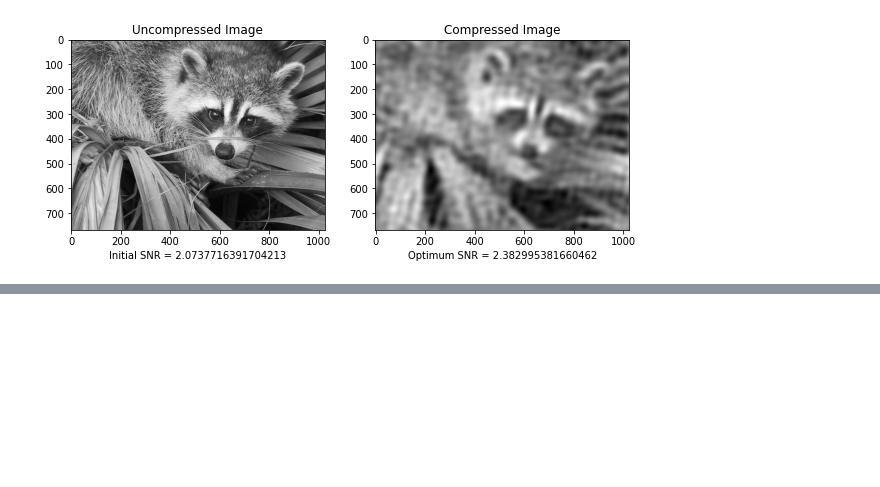
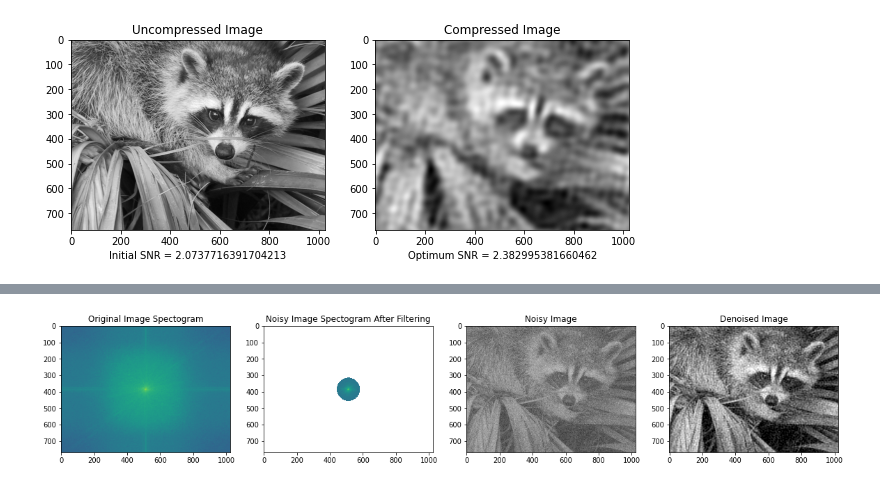
Before and after one commit to fusedbloxxer/signals-processing, a Jupyter notebook: dft-image-processing/main.ipynb, the cells around one changed output, grey strips where cells are left out. Cells and saved outputs as stored; diff of their text form; code cells hidden in the pictures; blank space fills up the shorter version.

```diff
--- a/dft-image-processing/main.ipynb
+++ b/dft-image-processing/main.ipynb
@@ -211,0 +197,89 @@ plt.show()
+# %%
+from typing import Tuple
+
+def circular_mask(
+  sizes: Tuple[float, ...],
+  radius: float,
+  center: Tuple[float, ...] = None,
+  metric = lambda p1, p2: (p1 - p2) ** 2
+) -> np.ndarray:
+  if center is None:
+    center = sizes[0] // 2, sizes[1] // 2
+
+  rows, cols = np.ogrid[:sizes[0], :sizes[1]]
+
+  matrix = np.sqrt(metric(rows, center[0]) + metric(cols, center[1]))
+
+  return matrix <= radius
+# %%
+from scipy import signal
+
+# Load image and add noise
+pixel_noise = 200
+noise = np.random.randint(-pixel_noise, high=pixel_noise+1, size=X.shape)
+X_noisy = X + noise
+
+# Compute the FFT
+Y_original = np.fft.fft2(X)
+Y_noisy = np.fft.fft2(X_noisy)
+
+# Shift the values to the center
+Y_original_shift = np.fft.fftshift(Y_original)
+Y_noisy_shift = np.fft.fftshift(Y_noisy)
+
+# Calculate the magnitudes
+Y_original_magnitude = np.abs(Y_original_shift.copy())
+
+# Create a bidimensional gaussian window, to smooth the noise present in the
+# image, which will add a bit of blur. Also create a circular mask to remove
+# the noise surrounding the image signal.
+std = 75
+gauss_filter_v = signal.windows.gaussian(Y_noisy.shape[0], std)
+gauss_filter_h = signal.windows.gaussian(Y_noisy.shape[1], std)
+gauss_filter = np.sqrt(np.outer(gauss_filter_v, gauss_filter_h))
+gauss_filter = gauss_filter * circular_mask(gauss_filter.shape, 75)
+Y_noisy_shift = Y_noisy_shift * gauss_filter
+
+# Create spectograms useful for viewing the results
+Y_noisy_magnitude = np.abs(Y_noisy_shift.copy())
+Y_original_magnitude = np.abs(Y_original_shift.copy())
+
+# Shift back the values
+Y_original_processed = np.fft.ifftshift(Y_original_shift)
+Y_noisy_processed = np.fft.ifftshift(Y_noisy_shift)
+
+# Transform back to images
+X_initial = np.real(np.fft.ifft2(Y_original_processed))
+X_cleaned = np.real(np.fft.ifft2(Y_noisy_processed))
+X_cleaned = np.clip(X_cleaned.round(), 0, 255)
+
+# Plot the images and results
+fig, (
+  original_spectrum_axis,
+  noisy_spectrum_axis,
+  noisy_image_axis,
+  cleaned_image_axis,
+) = plt.subplots(1, 4, figsize=(20, 10))
+
+# Compare the noise SNR and denoised SNR
+print(
+  f'Noisy Image SNR = {snr(X_noisy):.2f}',
+  f'Denoised Image SNR = {snr(X_cleaned):.2f}',
+  sep='\n'
+)
+
+# Show the results
+original_spectrum_axis.imshow(20 * np.log10(Y_original_magnitude))
+original_spectrum_axis.set_title('Original Image Spectogram')
+
+noisy_spectrum_axis.imshow(20 * np.log10(Y_noisy_magnitude))
+noisy_spectrum_axis.set_title('Noisy Image Spectogram After Filtering')
+
+noisy_image_axis.imshow(X_noisy, cmap=plt.cm.gray)
+noisy_image_axis.set_title('Noisy Image')
+
+cleaned_image_axis.imshow(X_cleaned, cmap=plt.cm.gray)
+cleaned_image_axis.set_title('Denoised Image')
+
+plt.show()
+# %% [output]
@@ -211,0 +288 @@ plt.show()
+[figure, added]
```
Also changed, not shown: parts of 3 cells of this notebook, 2 other files.
